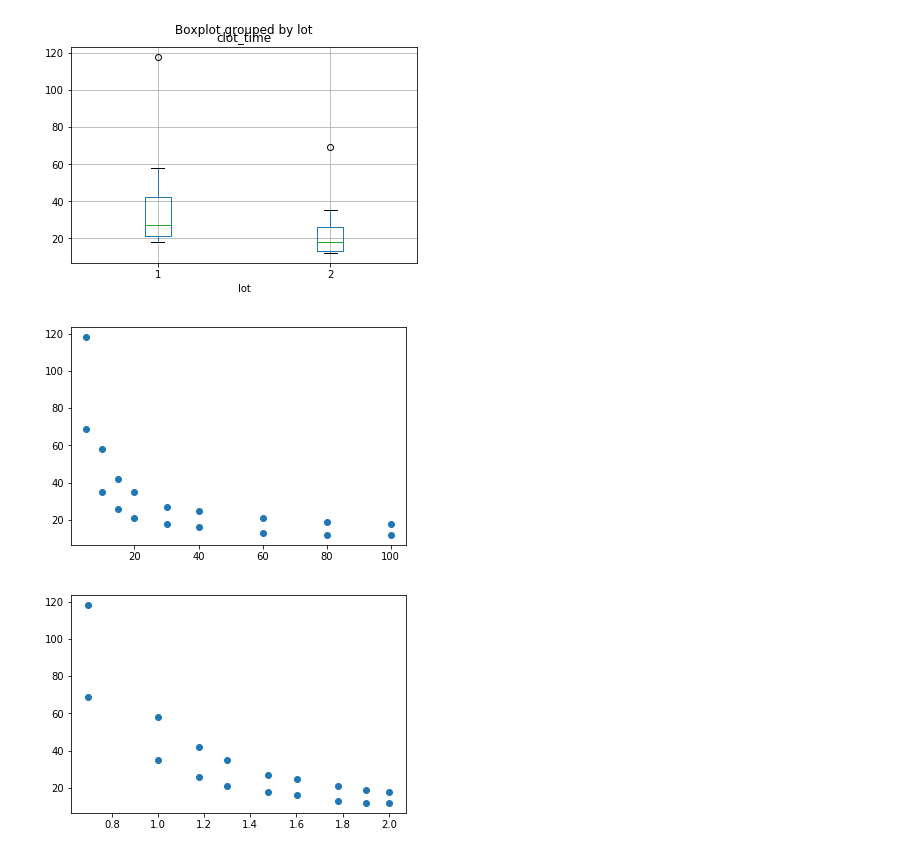
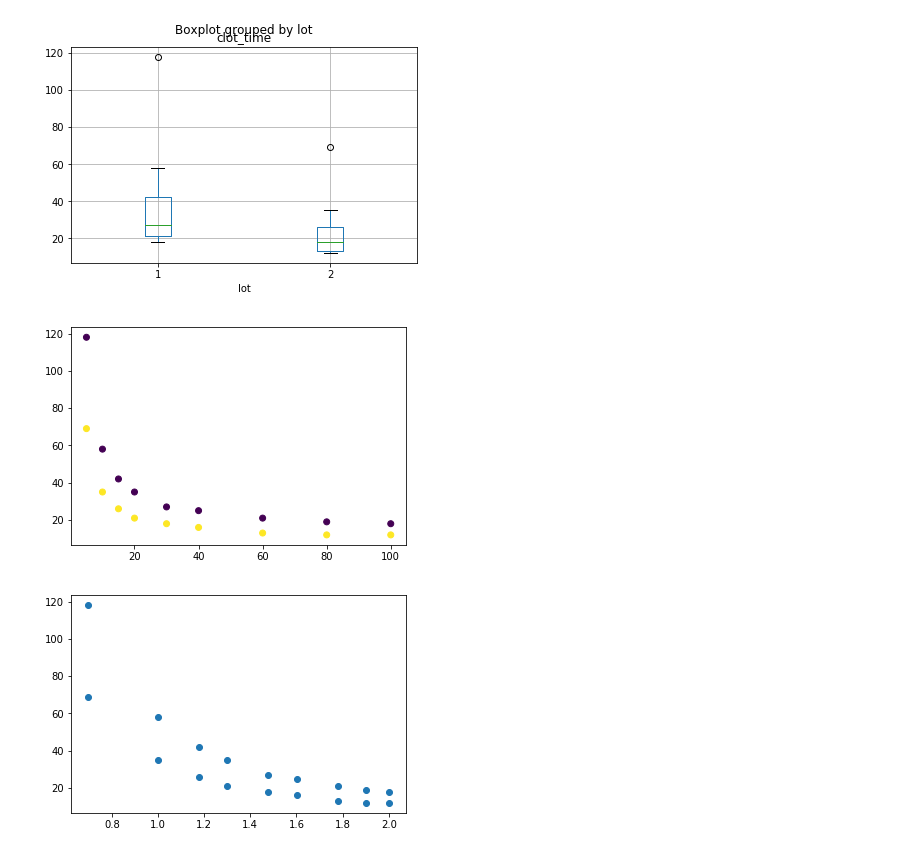
Before and after one commit to ga-curriculum/lesson-generalized-linear-models, a Jupyter notebook: solution-code/solution-code.ipynb, the cells around one changed output. Drawn from its saved outputs; the diff is of its cells as text; code cells hidden in the pictures.

```diff
--- a/solution-code/solution-code.ipynb
+++ b/solution-code/solution-code.ipynb
@@ -294,9 +301,9 @@ clot.boxplot('clot_time', by = 'lot');
 [figure]
 # %%
 # Plot plasma_pct against clot_time.
-plt.scatter(clot['plasma_pct'], clot['clot_time']);
+plt.scatter(clot['plasma_pct'], clot['clot_time'], c=clot['lot']);
 # %% [output]
-[figure, old version]
+[figure, new version]
 # %%
 # Take the base 10 log of plasma_pct.
 clot['plasma_pct_log10'] = np.log10(clot['plasma_pct'])
```
Also changed, not shown: parts of 19 cells of this notebook, 7 other files.
